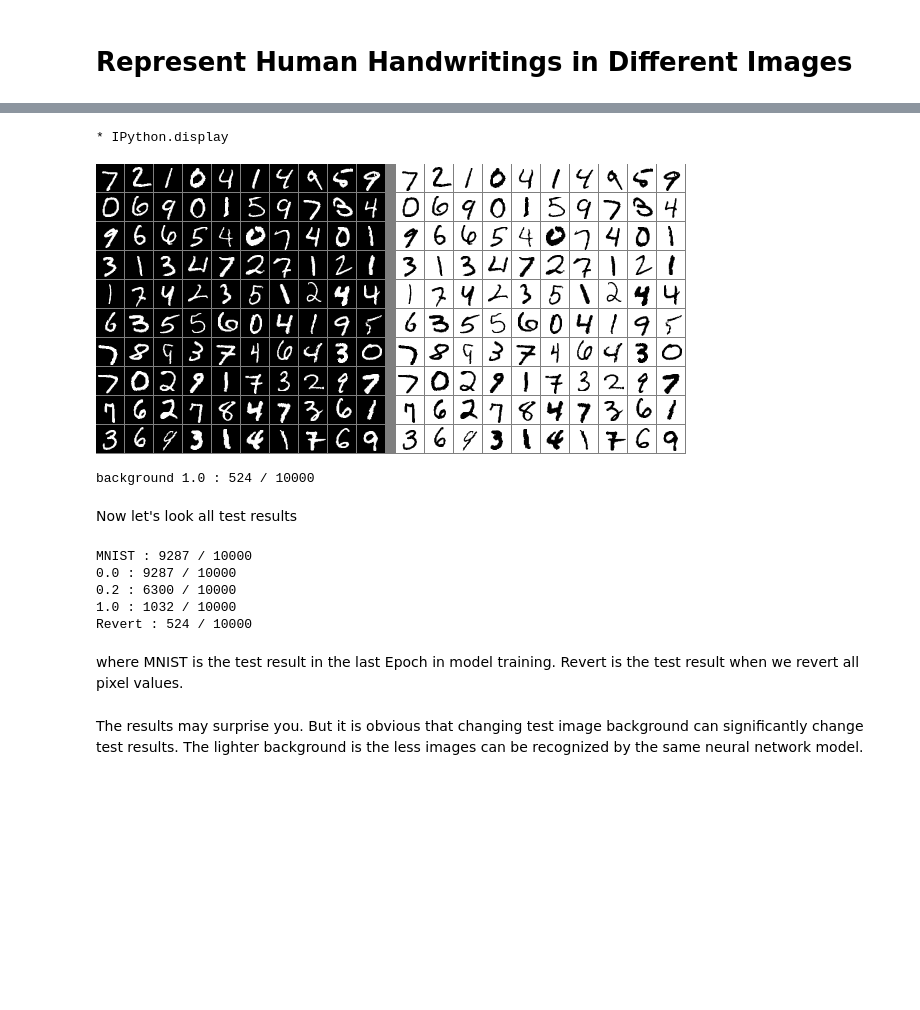
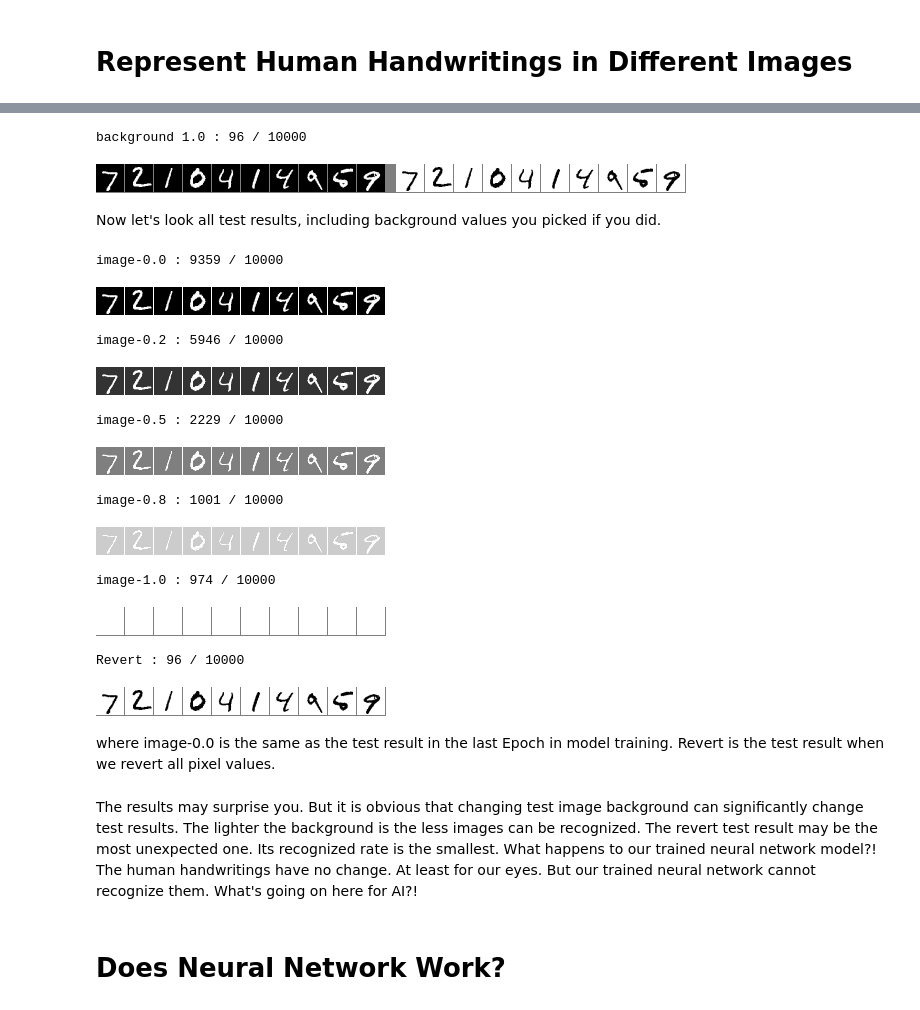
Before and after one commit to dmnjzl/jupyter, a Jupyter notebook: machine-learning/Machine Learning and Neural Networks Model.ipynb, the cells around one changed output, grey strips where cells are left out. Drawn from its saved outputs; the diff is of its cells as text; code cells hidden in the pictures; blank space fills up the shorter version.

```diff
--- a/machine-learning/Machine Learning and Neural Networks Model.ipynb
+++ b/machine-learning/Machine Learning and Neural Networks Model.ipynb
@@ -141,7 +71,7 @@ import train # python module to train neural network model using given training
 net = network.Network([784, 30, 10])
 
 # train neural network model
-trainer = train.Train(net)
-trainer.training(training_data, test_data)
+trainer = train.Train(net, test_data)
+trainer.training(training_data)
 # %% [output]
 neural network is learning .......
@@ -172,5 +107,9 @@ First, we define two functions. One changes image background and one displays th
 # %%
+# Define background value. It must be between 0 and 1
+background = 0.5
+
 import imagePrinter
+
 def change_background(image, background):
     changed_image = []
     size = len(image)
@@ -182,13 +121,10 @@ def change_background(image, background):
                 img[k] = background  # code to change background
         changed_image.append(img)
     return changed_image
-def print_images(image, changed_image, background):
-    # display the first 100 images and changed images
-    name = "image-"+str(background)
-    separator = 1
-    if(background == 1):
-        separator = 0.5
-    printer = imagePrinter.ImagePrinter((10,10),name, separator)
-    for i in range(100):
-        printer.addImagePair(image[i], changed_image[i])
-    printer.printHorizontal()
+
+# change test images background
+changed_image = change_background(image=test_image, background=background)
+printer = imagePrinter.ImagePrinter((1,10))
+for i in range(10):
+    printer.addImagePair(test_image[i], changed_image[i])
+printer.printHorizontal()
@@ -236,41 +173,50 @@ Finally, let's revert the pixel values - if a pixel has value x, then we change
 # %%
 # revert_background function has the same code as change_background function
 # except it replaces two line code in change_background function with one line code
 # can you find them?
 def revert_background(image):
     changed_image = []
     size = len(image)
     for i in range(size):
         img = image[i].copy()
         # loop through each point of the image
         for k in range(len(img)):
             img[k] = 1 - img[k]  # code to revert gray scale
         changed_image.append(img)
     return changed_image
 # revert test image background
 revert_test_image = revert_background(test_image)
-# print original and revert images
-print_images(test_image, revert_test_image, 1.0)
 # prepare test data
 revert_test_data = (revert_test_image, test_label)
 # run test
-trainer.evaluate(revert_test_data, 1.0, 'revert')
+trainer.evaluate(revert_test_data, 1.0, 'Revert')
 # %% [output]
-* IPython.display
+background 1.0 : 96 / 10000
-[figure, old version]
+[figure, new version]
-background 1.0 : 524 / 10000
 # %% [markdown]
-Now let's look all test results
+Now let's look all test results, including background values you picked if you did.
 # %%
+from PIL import Image
 for result in trainer.sortResults():
         print("{} : {} / {}".format(result['display'], result['count'], result['sample']))
+        file = result['display']+'.png'
+        display(Image.open(file))
 # %% [output]
-MNIST : 9287 / 10000
-0.0 : 9287 / 10000
-0.2 : 6300 / 10000
-1.0 : 1032 / 10000
-Revert : 524 / 10000
+image-0.0 : 9359 / 10000
+[figure, added]
+image-0.2 : 5946 / 10000
+[figure, added]
+image-0.5 : 2229 / 10000
+[figure, added]
+image-0.8 : 1001 / 10000
+[figure, added]
+image-1.0 : 974 / 10000
+[figure, added]
+Revert : 96 / 10000
+[figure, added]
 # %% [markdown]
-where MNIST is the test result in the last Epoch in model training. Revert is the test result when we revert all pixel values.
+where image-0.0 is the same as the test result in the last Epoch in model training. Revert is the test result when we revert all pixel values.
 # %% [markdown]
-The results may surprise you. But it is obvious that changing test image background can significantly change test results. The lighter background is the less images can be recognized by the same neural network model.
+The results may surprise you. But it is obvious that changing test image background can significantly change test results. The lighter the background is the less images can be recognized. The revert test result may be the most unexpected one. Its recognized rate is the smallest. What happens to our trained neural network model?! The human handwritings have no change. At least for our eyes. But our trained neural network cannot recognize them. What's going on here for AI?!
+# %% [markdown]
+# Does Neural Network Work?
```
Also changed, not shown: parts of 23 cells of this notebook, 7 other files.
